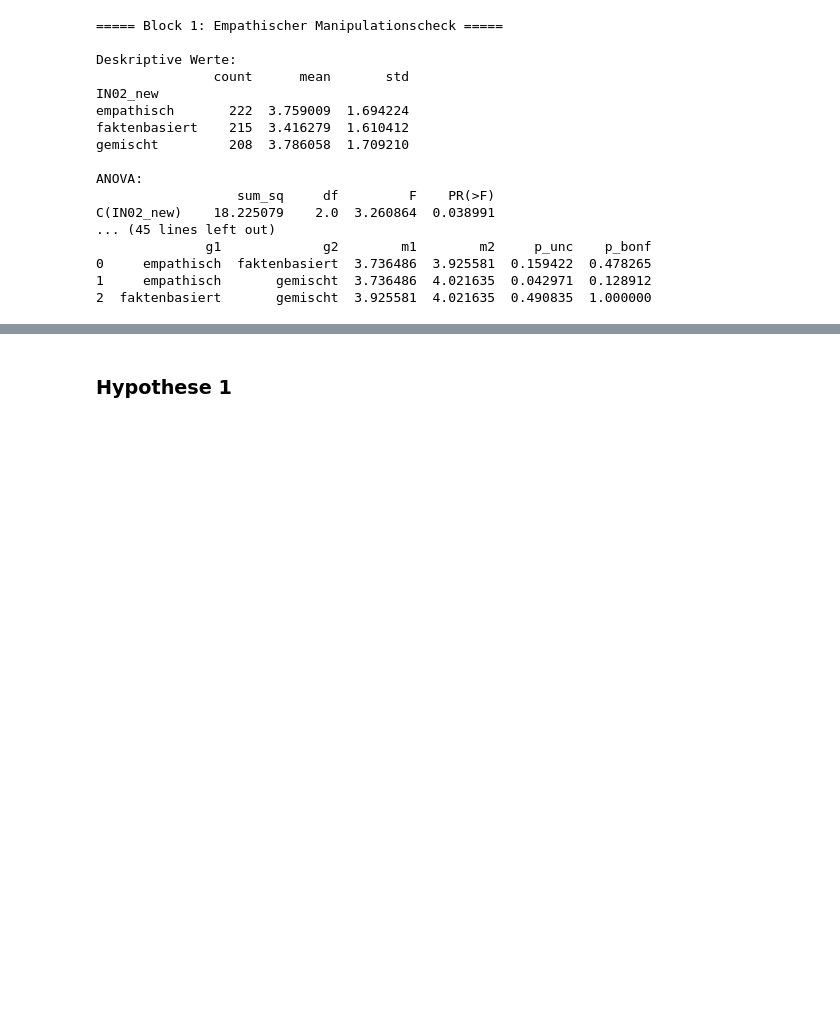
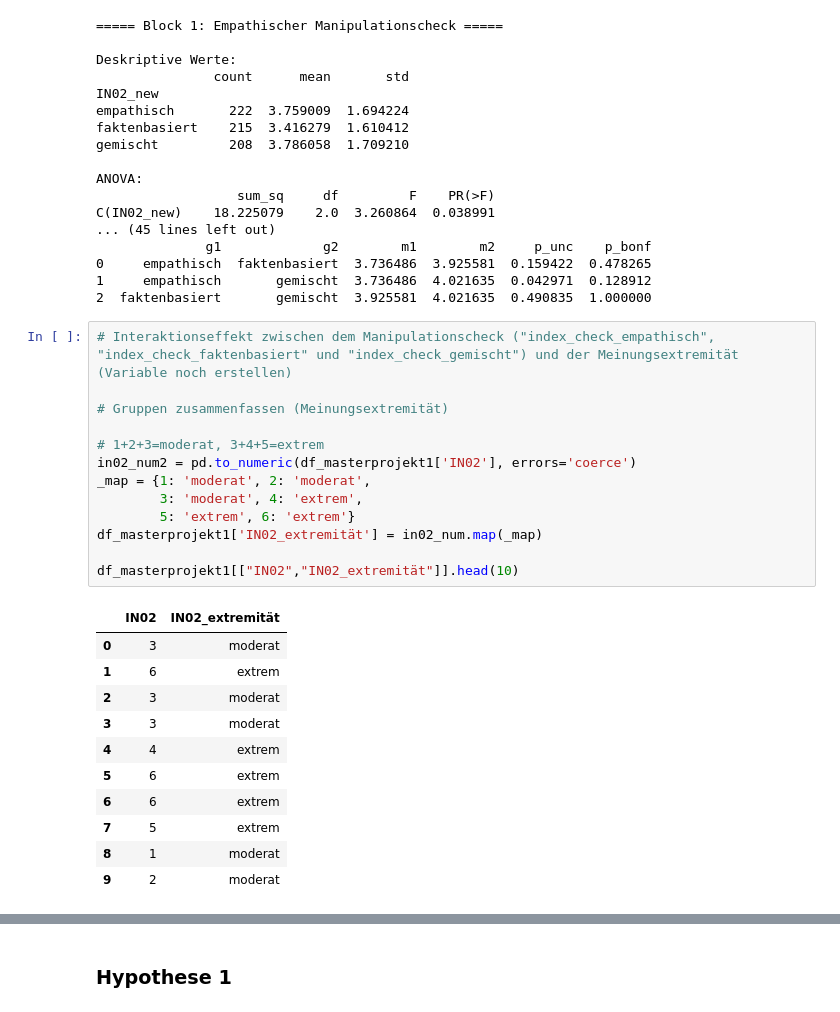
Before and after one commit to lara-polat/KI_Demokratie, a Jupyter notebook: analysis2.ipynb, the cells around one changed output, grey strips where cells are left out. Drawn from its saved outputs; the diff is of its cells as text; blank space fills up the shorter version.

```diff
--- a/analysis2.ipynb
+++ b/analysis2.ipynb
@@ -1027,3 +1024,28 @@ C(IN02_new)    18.225079    2.0  3.260864  0.038991
 0     empathisch  faktenbasiert  3.736486  3.925581  0.159422  0.478265
 1     empathisch       gemischt  3.736486  4.021635  0.042971  0.128912
 2  faktenbasiert       gemischt  3.925581  4.021635  0.490835  1.000000
+# %%
+# Interaktionseffekt zwischen dem Manipulationscheck ("index_check_empathisch", "index_check_faktenbasiert" und "index_check_gemischt") und der Meinungsextremität (Variable noch erstellen)
+
+# Gruppen zusammenfassen (Meinungsextremität)
+
+# 1+2+3=moderat, 3+4+5=extrem
+in02_num2 = pd.to_numeric(df_masterprojekt1['IN02'], errors='coerce')
+_map = {1: 'moderat', 2: 'moderat',
+        3: 'moderat', 4: 'extrem',
+        5: 'extrem', 6: 'extrem'}
+df_masterprojekt1['IN02_extremität'] = in02_num.map(_map)
+
+df_masterprojekt1[["IN02","IN02_extremität"]].head(10)
+# %% [output]
+|  | IN02 | IN02_extremität |
+| 0 | 3 | moderat |
+| 1 | 6 | extrem |
+| 2 | 3 | moderat |
+| 3 | 3 | moderat |
+| 4 | 4 | extrem |
+| 5 | 6 | extrem |
+| 6 | 6 | extrem |
+| 7 | 5 | extrem |
+| 8 | 1 | moderat |
+| 9 | 2 | moderat |
```
Also changed, not shown: parts of 15 cells of this notebook.
